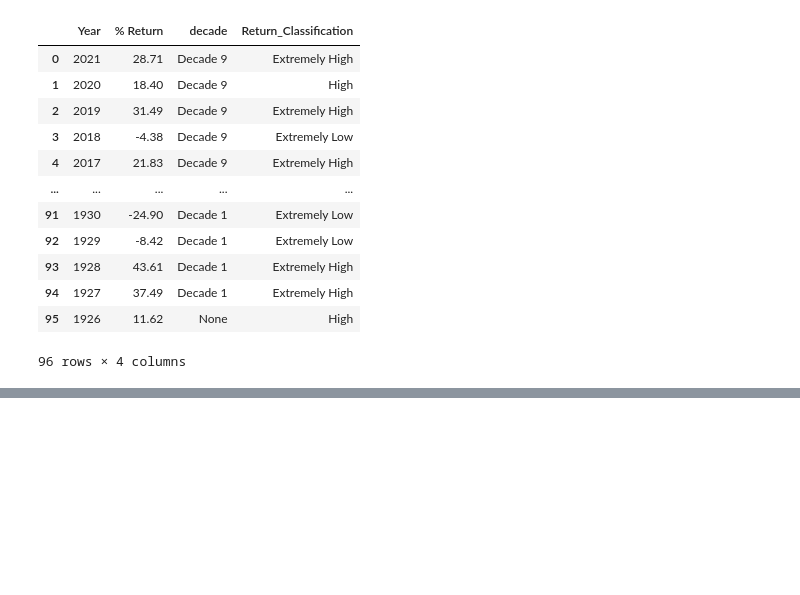
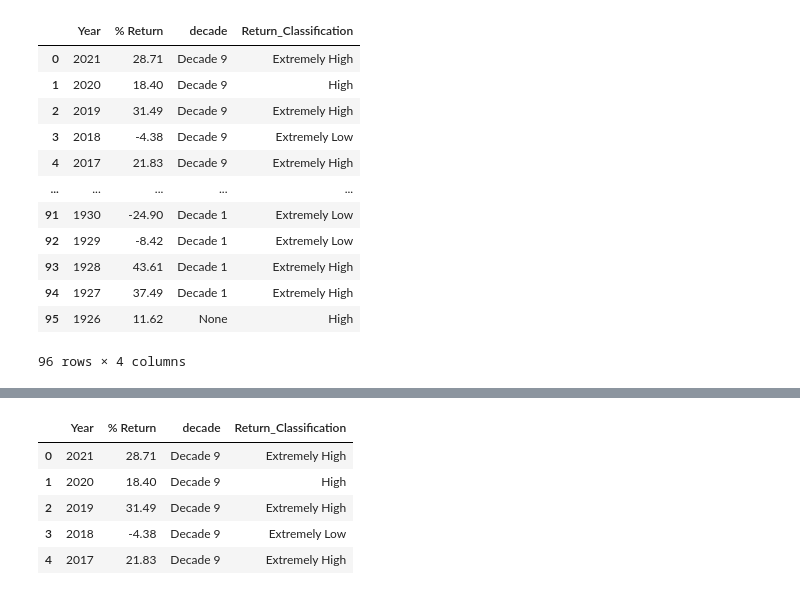
Before and after one commit to gacheru101/S-P-500-Analysis, a Jupyter notebook: Spooz Data analysis.ipynb, the cells around one changed output, grey strips where cells are left out. Cells and saved outputs as stored; diff of their text form; code cells hidden in the pictures; blank space fills up the shorter version.

```diff
--- a/Spooz Data analysis.ipynb
+++ b/Spooz Data analysis.ipynb
@@ -191,0 +196,9 @@ df
+# %%
+df.head()
+# %% [output]
+|  | Year | % Return | decade | Return_Classification |
+| 0 | 2021 | 28.71 | Decade 9 | Extremely High |
+| 1 | 2020 | 18.40 | Decade 9 | High |
+| 2 | 2019 | 31.49 | Decade 9 | Extremely High |
+| 3 | 2018 | -4.38 | Decade 9 | Extremely Low |
+| 4 | 2017 | 21.83 | Decade 9 | Extremely High |
```
Also changed, not shown: parts of 5 cells of this notebook.
